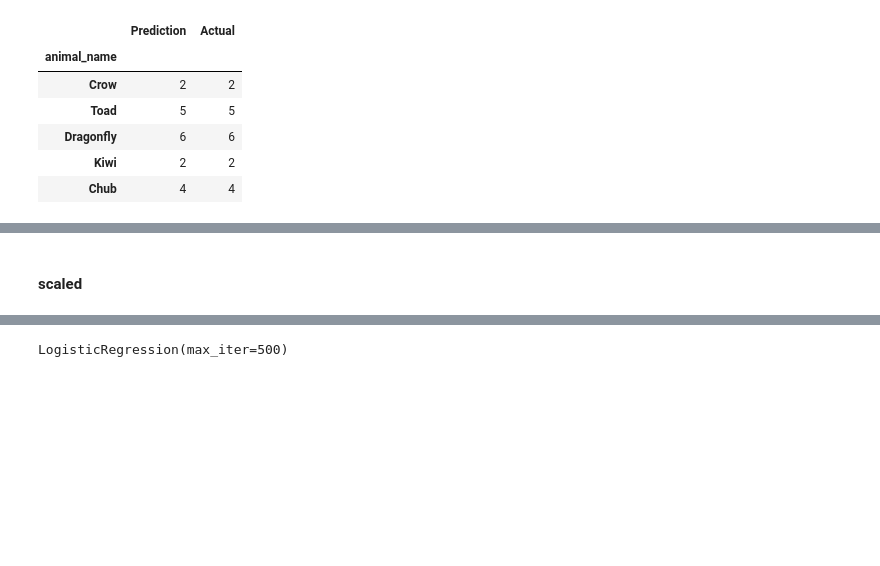
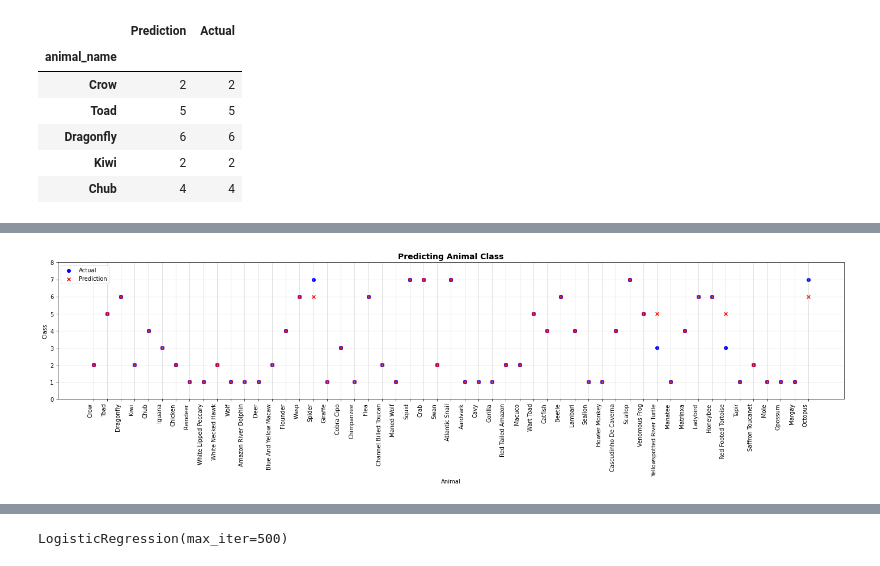
Before and after one commit to rabscuttle/rabscuttle.github.io, a Jupyter notebook: Classification Models.ipynb, the cells around one changed output, grey strips where cells are left out. Cells and saved outputs as stored; diff of their text form; code cells hidden in the pictures; blank space fills up the shorter version.

Commit message:
Created visualizations for logistic regression

```diff
--- a/Classification Models.ipynb
+++ b/Classification Models.ipynb
@@ -152,2 +144,22 @@ array([[ 1.35378702, -0.25009522, -1.56623843,  1.86200699, -0.14008483,
-# %% [markdown]
-#### scaled
+# %%
+#Create the scatter plot of actual and predictions
+fig = plt.figure(figsize=(20,8))
+plt.subplot(2,1,1)
+plt.tight_layout()
+plt.subplots_adjust(top=0.90)
+plt.ylim(0, 8)
+plt.xticks(rotation=90, ha='right')
+
+plt.scatter(class_predictions_table.index, class_predictions_table.Actual, marker='o', color='b', label='Actual')
+plt.scatter(class_predictions_table.index, class_predictions_table.Prediction, marker='x', color='r', label='Prediction')
+
+plt.title('Predicting Animal Class',color='k', size=14, weight='bold')
+plt.xlabel("Animal")
+plt.ylabel('Class')
+plt.legend(loc="best")
+plt.grid(alpha=0.5)
+
+# plt.savefig('resources/logreg.png', dpi=fig.dpi)
+plt.show()
+# %% [output]
+[figure, added]
```
Also changed, not shown: parts of 23 cells of this notebook, 8 other files.
